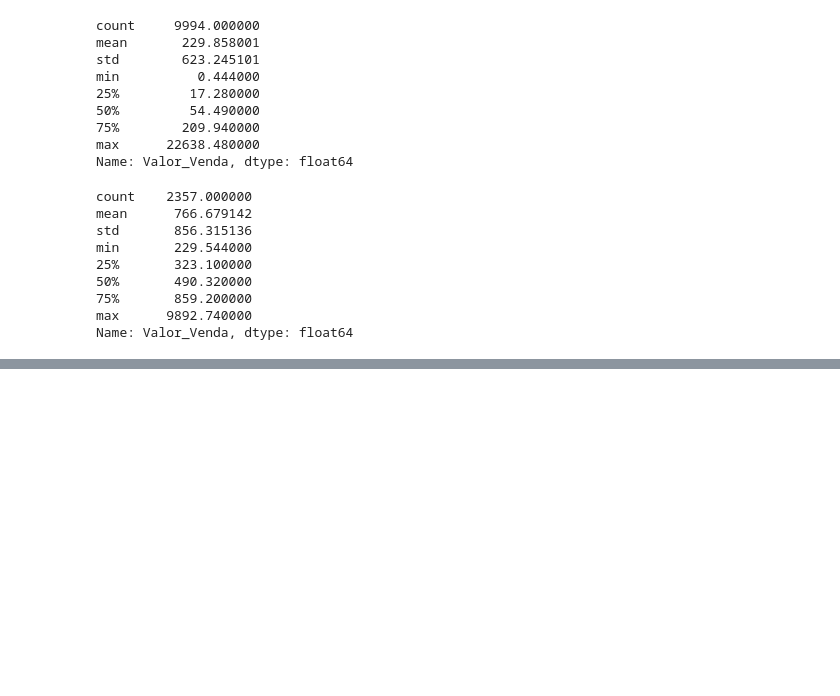
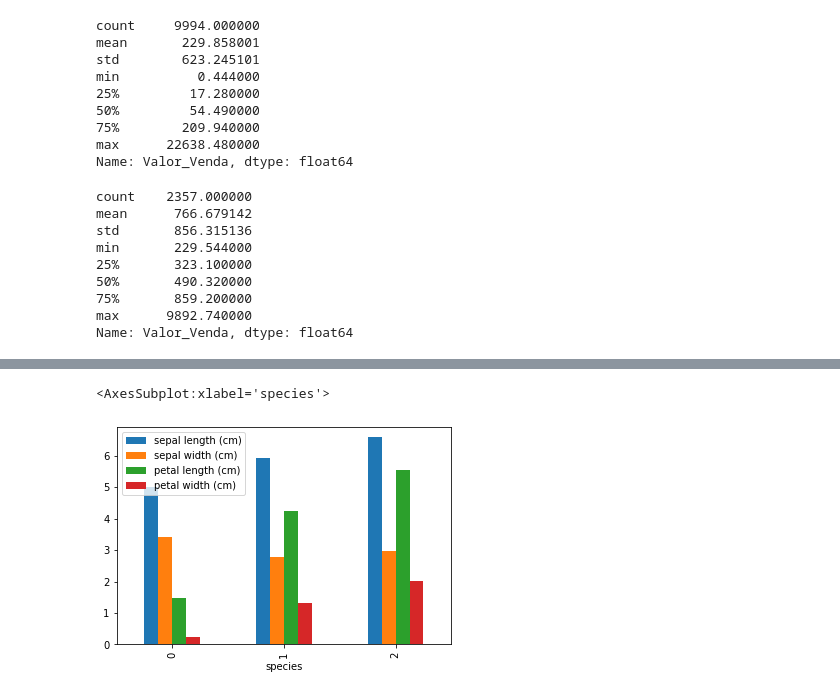
Before and after one commit to ademirmendonca/ManipulandoDados-Pandas, a Jupyter notebook: ManipulandoDados-Pandas.ipynb, the cells around one changed output, grey strips where cells are left out. Cells and saved outputs as stored; diff of their text form; code cells hidden in the pictures; blank space fills up the shorter version.

```diff
--- a/ManipulandoDados-Pandas.ipynb
+++ b/ManipulandoDados-Pandas.ipynb
@@ -397,0 +661,6 @@ dsa_df[dsa_df['Quantidade'].isin([5, 7, 9, 11])][:10]
+# %%
+# Agrapando pela coluna species, calcula a média e cria o grário de barras (bar)
+df.groupby('species').mean().plot.bar()
+# %% [output]
+<AxesSubplot:xlabel='species'>
+[figure, added]
```
Also changed, not shown: parts of 50 cells of this notebook, 1 other file.
